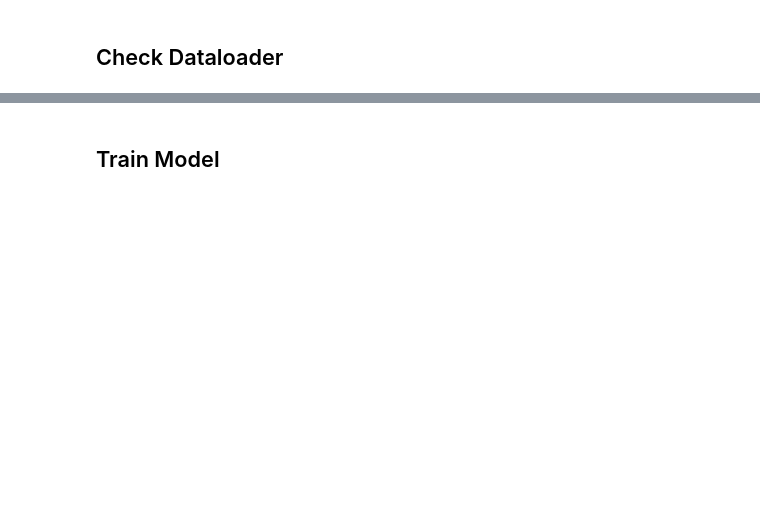
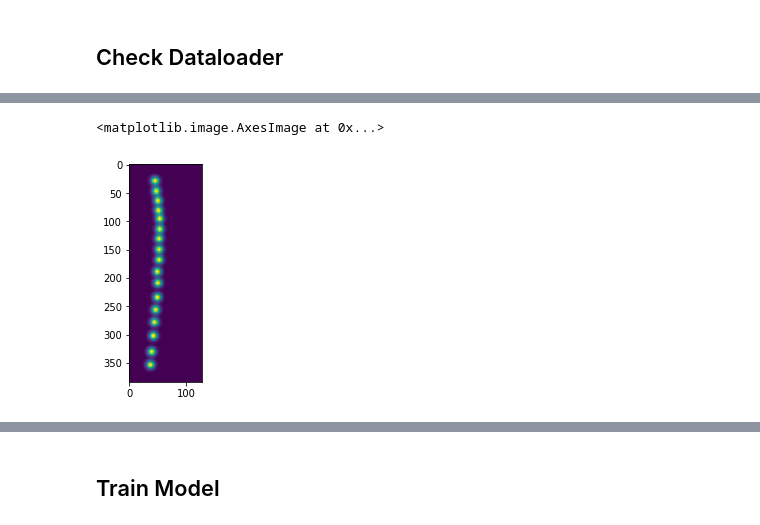
Before and after one commit to Arnav0400/Spine-Corner-Net, a Jupyter notebook: Notebooks/Train.ipynb, the cells around one changed output, grey strips where cells are left out. Drawn from its saved outputs; the diff is of its cells as text; code cells hidden in the pictures; blank space fills up the shorter version.

```diff
--- a/Notebooks/Train.ipynb
+++ b/Notebooks/Train.ipynb
@@ -32,3 +45,6 @@ sample = data.__getitem__(394)
 # %%
-# plt.imshow(sample['ys'][3][0])
+plt.imshow(sample['ys'][3][0])
+# %% [output]
+<matplotlib.image.AxesImage at 0x...>
+[figure, added]
 # %%
```
Also changed, not shown: parts of 22 cells of this notebook, 12 other files.
